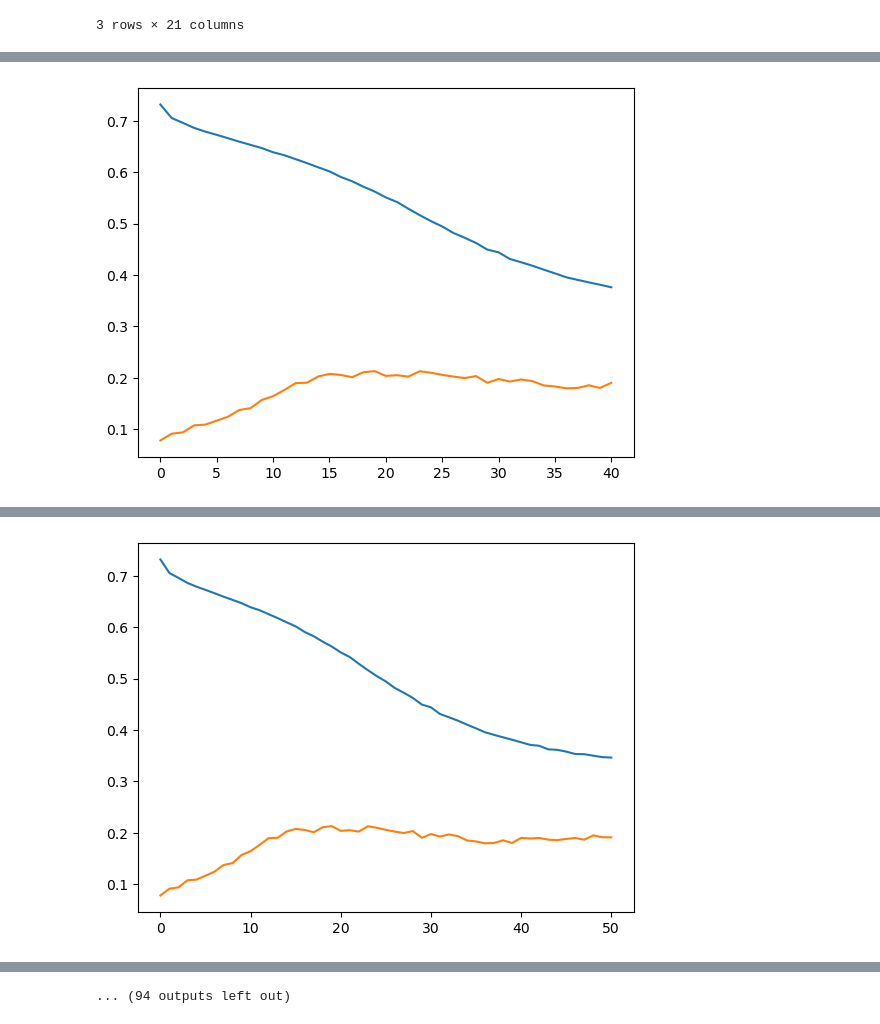
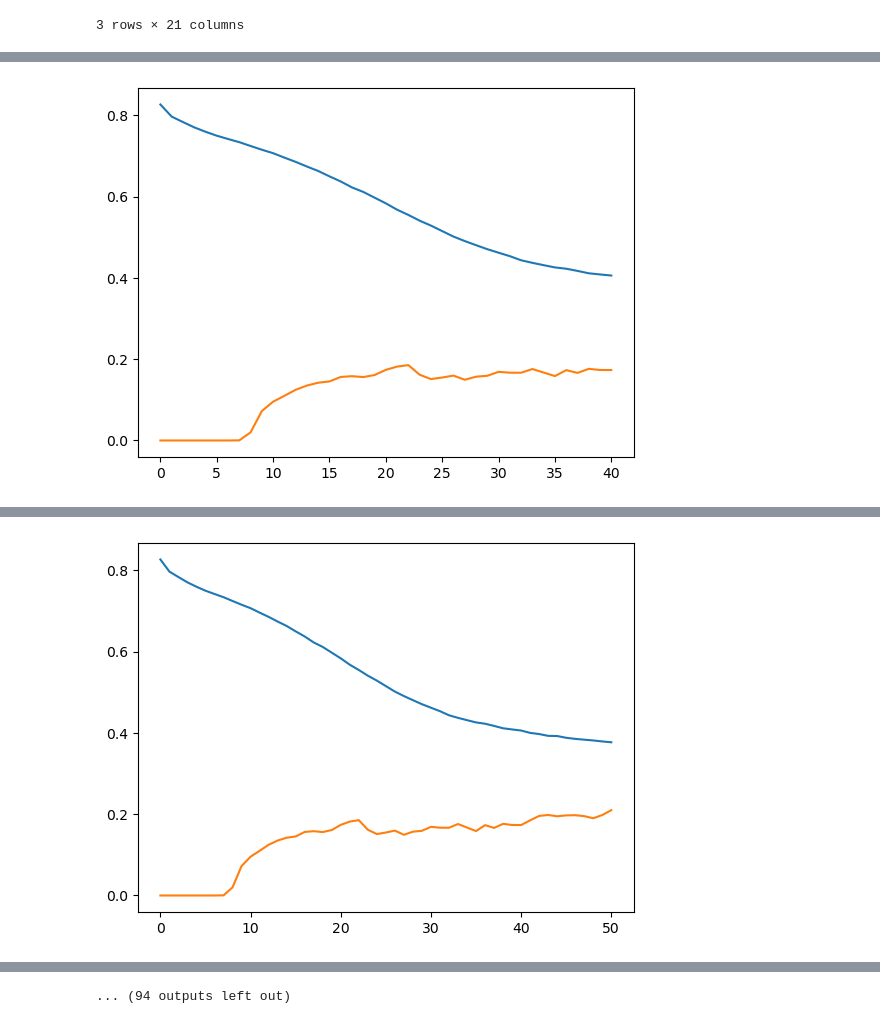
Before and after one commit to DanielSkala/Language-Technology-Project, a Jupyter notebook: experiments/hv_train.ipynb, the cells around one changed output, grey strips where cells are left out. Drawn from its saved outputs; the diff is of its cells as text; code cells hidden in the pictures.

```diff
--- a/experiments/hv_train.ipynb
+++ b/experiments/hv_train.ipynb
@@ -143,7 +143,7 @@ class HVClassifier(torch.nn.Module):
 device = torch.device('cuda:0')
 model = HVClassifier().to(device)
 # %%
-train_loader = create_dataloader("datasets/training_merged.csv", device)
+train_loader = create_dataloader("datasets/trainingtest_merged.csv", device)
 val_loader = create_dataloader("datasets/validation_merged.csv", device)
 # %%
 from sklearn.metrics import classification_report, confusion_matrix, f1_score
@@ -162,7 +162,7 @@ for epoch in tqdm(range(epochs)):
     total_loss = 0
     total_metric = 0
 
-    #
+    model.train()
     for i, (inputs, labels) in enumerate(train_loader):
         inputs = inputs.to(device)
         labels = labels.to(device)
@@ -175,6 +175,7 @@ for epoch in tqdm(range(epochs)):
 
         total_loss += loss.item()
 
+    model.eval()
     for i, (inputs, labels) in enumerate(val_loader):
         inputs = inputs.to(device)
         labels = labels.to(device)
@@ -214 +215 @@ Epoch 31/1200 - loss: 0.44419849415620166, f1: 0.19751168594456645
-[figure, old version]
+[figure, new version]
@@ -216 +217 @@ Epoch 41/1200 - loss: 0.37613371511300403, f1: 0.19006894858901885
-[figure, old version]
+[figure, new version]
```
Also changed, not shown: parts of 3 cells of this notebook, 1 other file.
